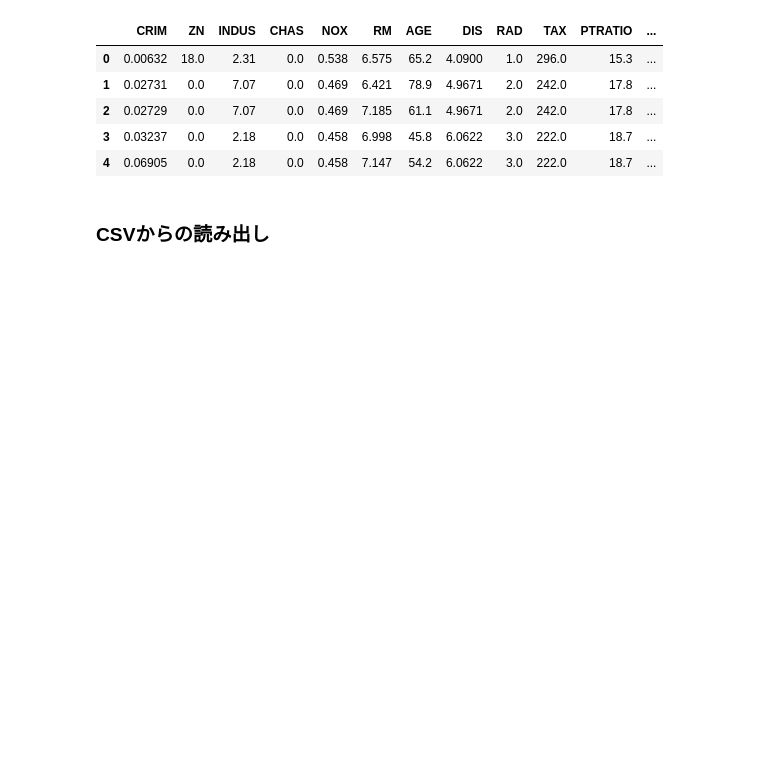
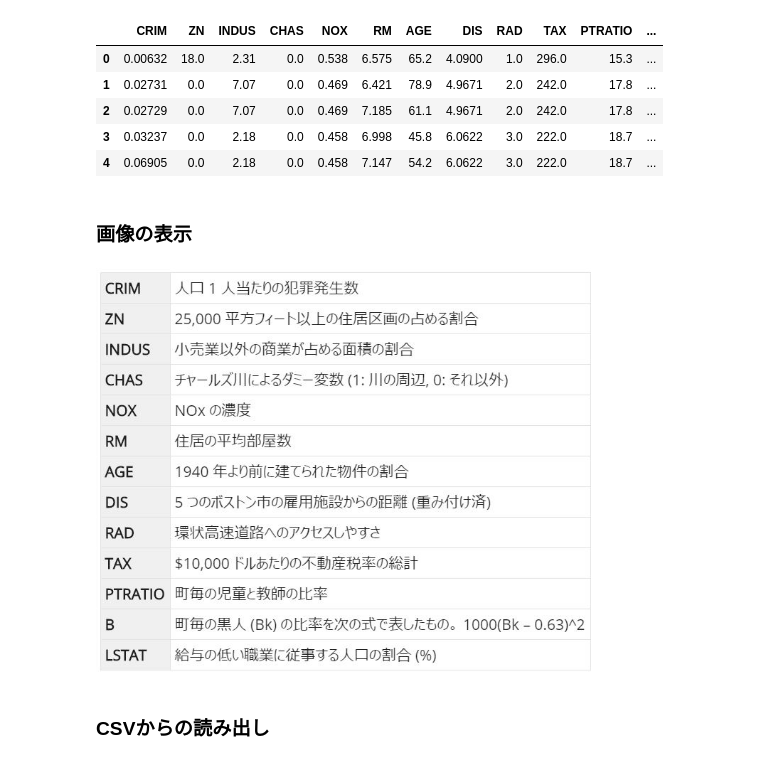
Before and after one commit to takuyaamamo/AIjobMachineLearning, a Jupyter notebook: ReadData.ipynb, the cells around one changed output. Drawn from its saved outputs; the diff is of its cells as text; code cells hidden in the pictures; blank space fills up the shorter version.

```diff
--- a/ReadData.ipynb
+++ b/ReadData.ipynb
@@ -53,6 +54,13 @@ Name: MEDV, dtype: float64
 | 2 | 0.02729 | 0.0 | 7.07 | 0.0 | 0.469 | 7.185 | 61.1 | 4.9671 | 2.0 | 242.0 | 17.8 | ... |
 | 3 | 0.03237 | 0.0 | 2.18 | 0.0 | 0.458 | 6.998 | 45.8 | 6.0622 | 3.0 | 222.0 | 18.7 | ... |
 | 4 | 0.06905 | 0.0 | 2.18 | 0.0 | 0.458 | 7.147 | 54.2 | 6.0622 | 3.0 | 222.0 | 18.7 | ... |
+# %% [markdown]
+### 画像の表示
+# %%
+from IPython.display import Image
+Image(filename='./images/boston_vars.JPG', width=500)
+# %% [output]
+[figure, added]
 # %% [markdown]
 ### CSVからの読み出し
 # %%
```
Also changed, not shown: parts of 12 cells of this notebook.
